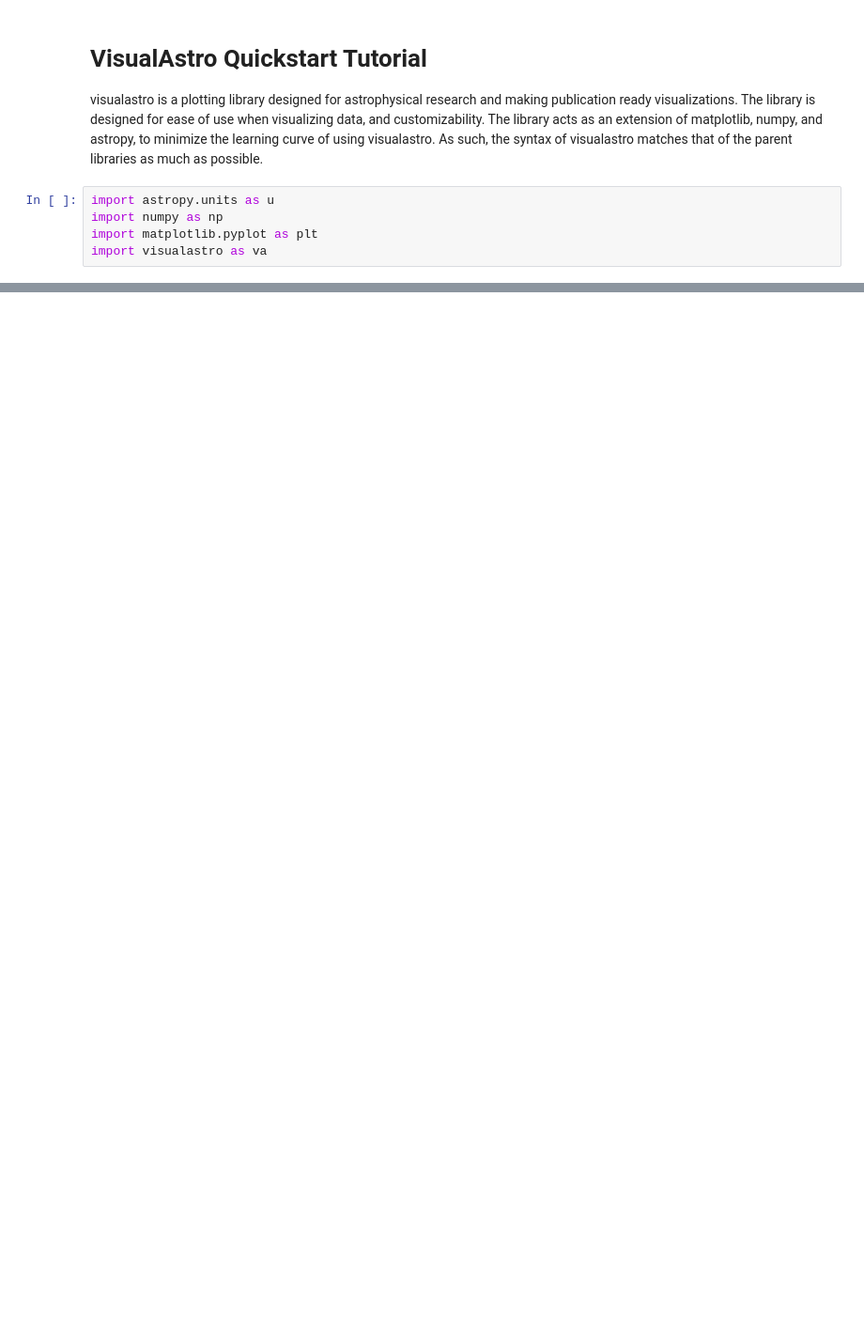
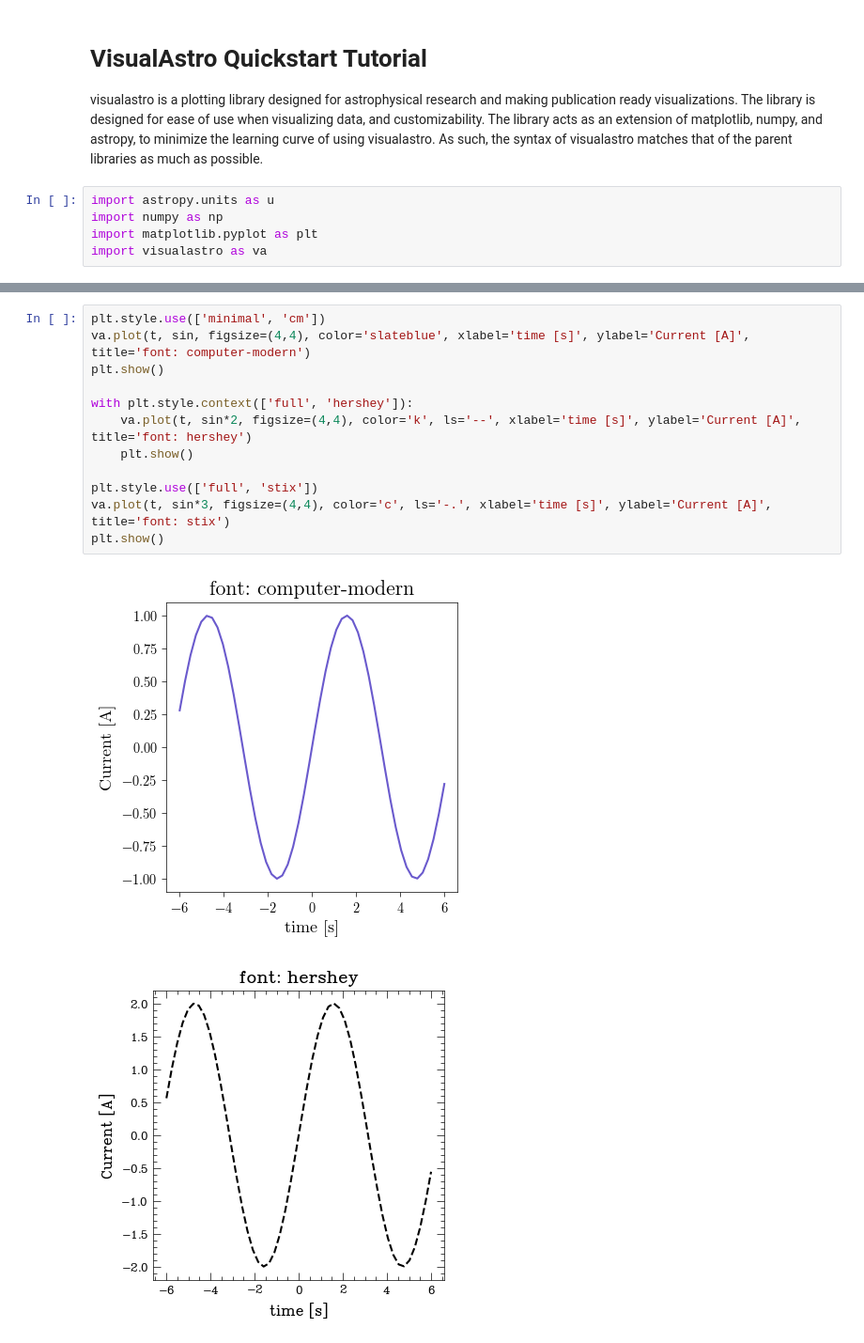
Before and after one commit to elkogerville/VisualAstro, a Jupyter notebook: examples/quickstart.ipynb, the cells around one changed output, grey strips where cells are left out. Shown at 94% size. Saved outputs shown, nothing was run; the diff lists cells and outputs as text; blank space fills up the shorter version.

```diff
--- a/examples/quickstart.ipynb
+++ b/examples/quickstart.ipynb
@@ -239,0 +56,15 @@ We can view all visualastro supported colorsets with `va.help.color()`
+# %%
+plt.style.use(['minimal', 'cm'])
+va.plot(t, sin, figsize=(4,4), color='slateblue', xlabel='time [s]', ylabel='Current [A]', title='font: computer-modern')
+plt.show()
+
+with plt.style.context(['full', 'hershey']):
+    va.plot(t, sin*2, figsize=(4,4), color='k', ls='--', xlabel='time [s]', ylabel='Current [A]', title='font: hershey')
+    plt.show()
+
+plt.style.use(['full', 'stix'])
+va.plot(t, sin*3, figsize=(4,4), color='c', ls='-.', xlabel='time [s]', ylabel='Current [A]', title='font: stix')
+plt.show()
+# %% [output]
+[figure, added]
+[figure, added]
```
Also changed, not shown: parts of 89 cells of this notebook, 1 other file.
